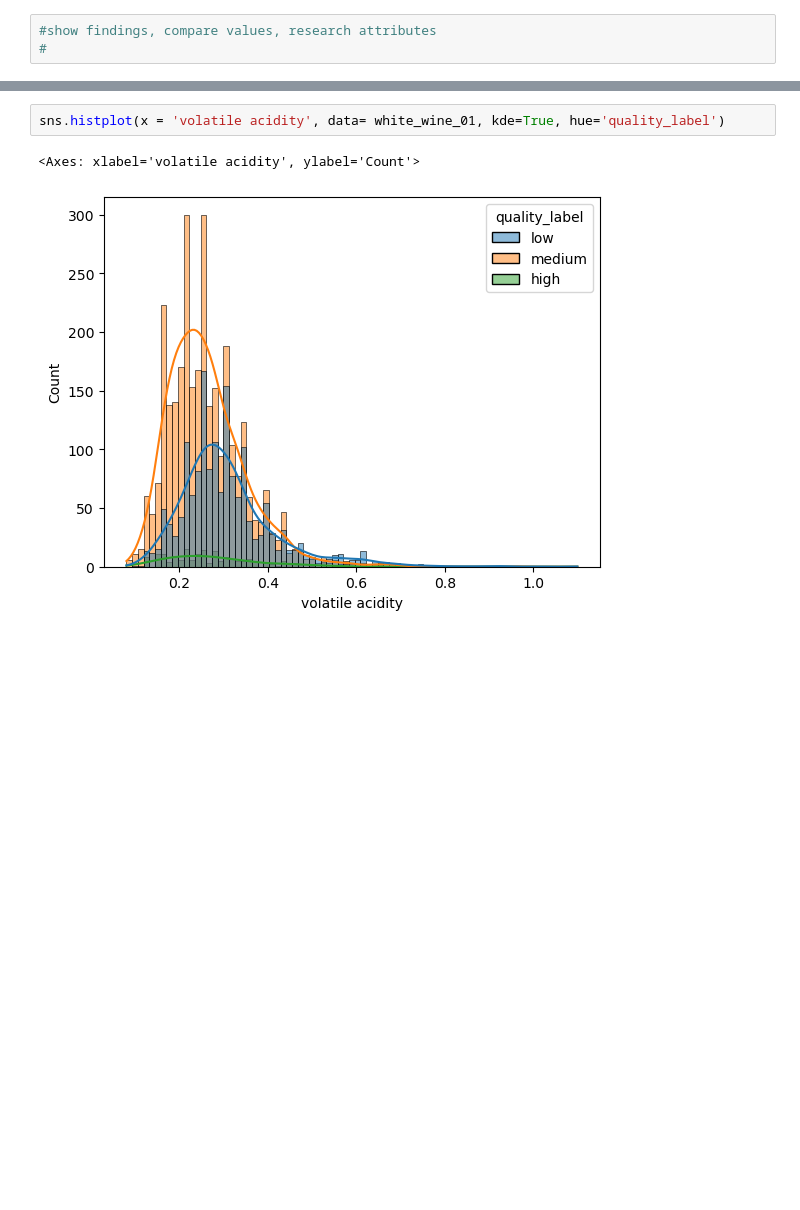
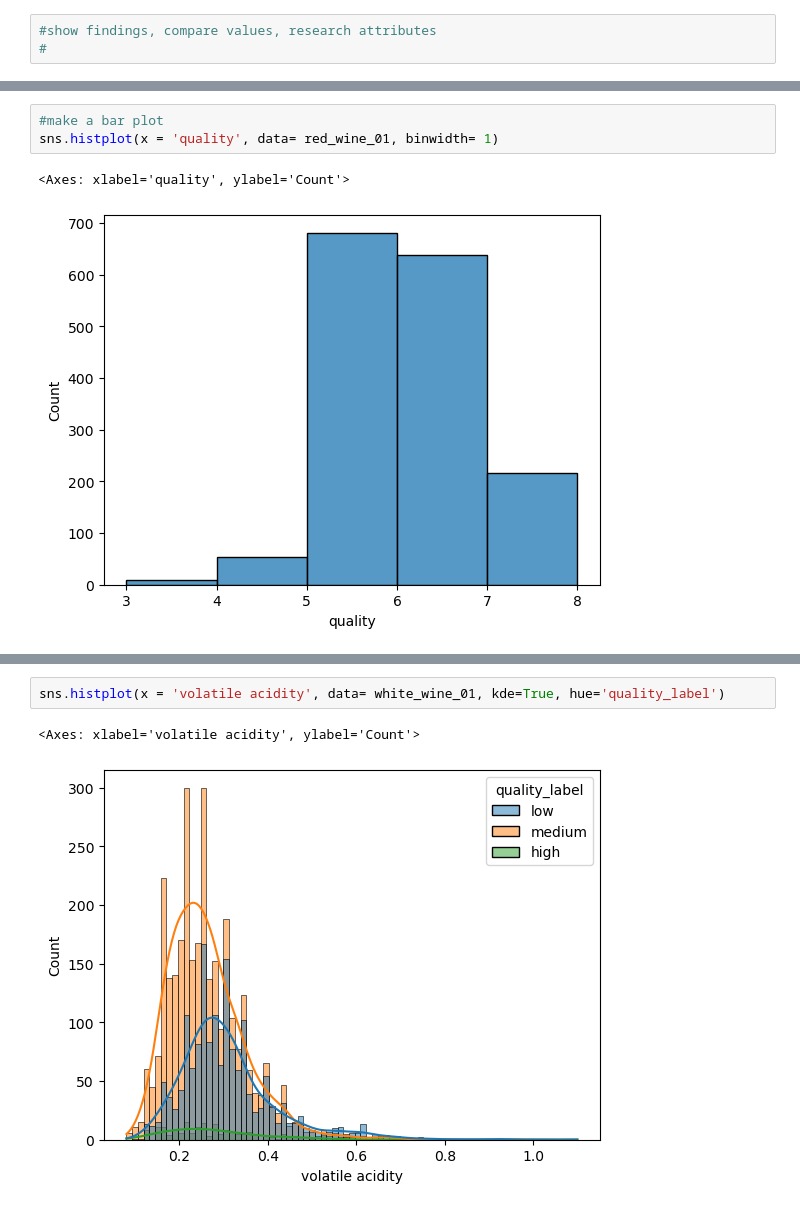
Before and after one commit to MiriamHerrmann/Wine_Data_Project, a Jupyter notebook: WineDataSet.ipynb, the cells around one changed output, grey strips where cells are left out. Cells and saved outputs as stored; diff of their text form; blank space fills up the shorter version.

```diff
--- a/WineDataSet.ipynb
+++ b/WineDataSet.ipynb
@@ -91,0 +225,6 @@ plt.title('Red & White Wine Sample Size')
+# %%
+#make a bar plot
+sns.histplot(x = 'quality', data= red_wine_01, binwidth= 1)
+# %% [output]
+<Axes: xlabel='quality', ylabel='Count'>
+[figure, added]
```
Also changed, not shown: parts of 30 cells of this notebook.
